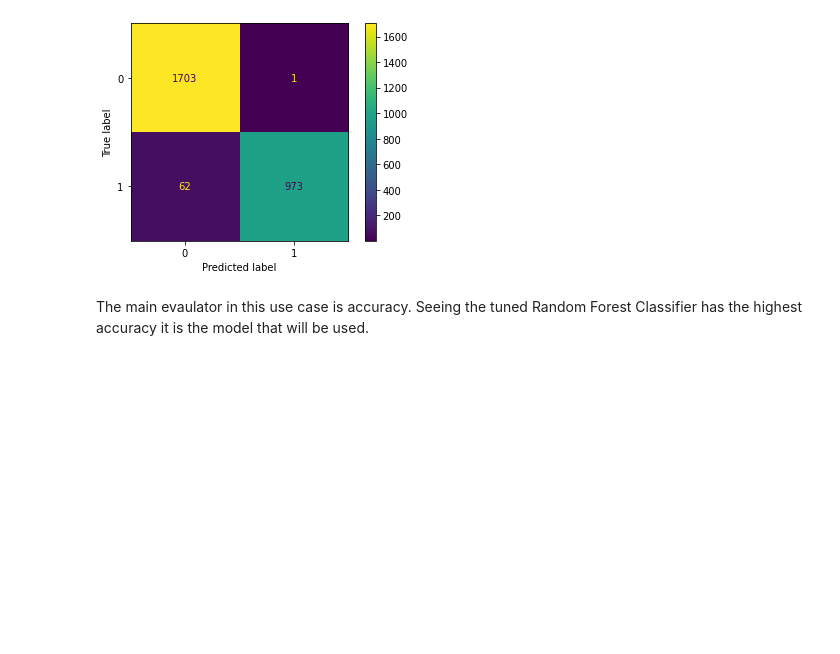
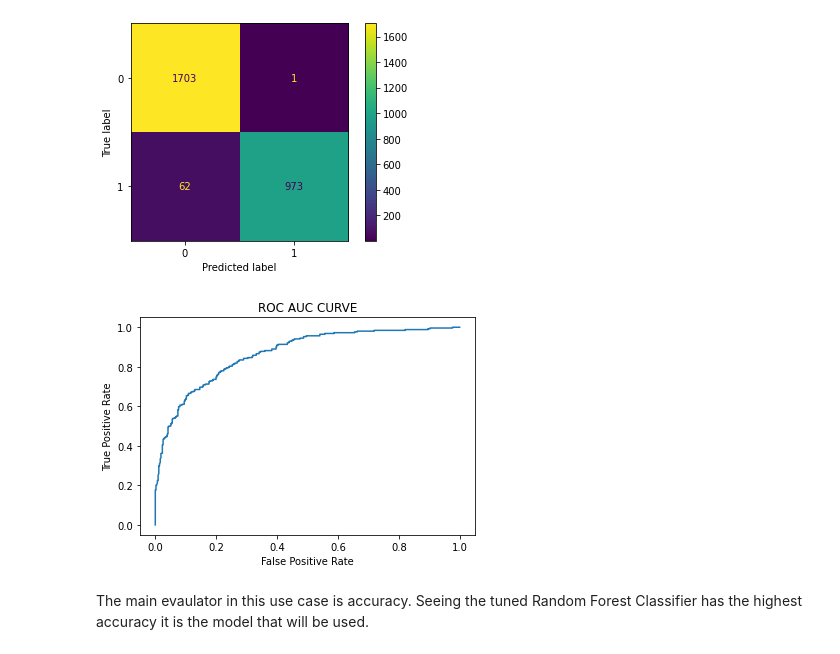
Before and after one commit to RogerPineda13/Healthcare_Persistency_of_a_drug, a Jupyter notebook: Modeling.ipynb, the cells around one changed output. Saved outputs shown, nothing was run; the diff lists cells and outputs as text; code cells hidden in the pictures; blank space fills up the shorter version.

```diff
--- a/Modeling.ipynb
+++ b/Modeling.ipynb
@@ -201,5 +233,13 @@ Training data model score:
  The F1 score is: 0.9771
  The precision score is: 0.9783
 [figure]
+# %%
+#ROC AUC Curve
+rf_pred_proba = rf.predict_proba(X_test)[::,1]
+fpr, tpr, _ = roc_curve(y_test, rf_pred_proba)
+
+roc_auc_curve(fpr,tpr)
+# %% [output]
+[figure, added]
 # %% [markdown]
 The main evaulator in this use case is accuracy. Seeing the tuned Random Forest Classifier has the highest accuracy it is the model that will be used.
```
Also changed, not shown: parts of 8 cells of this notebook.
